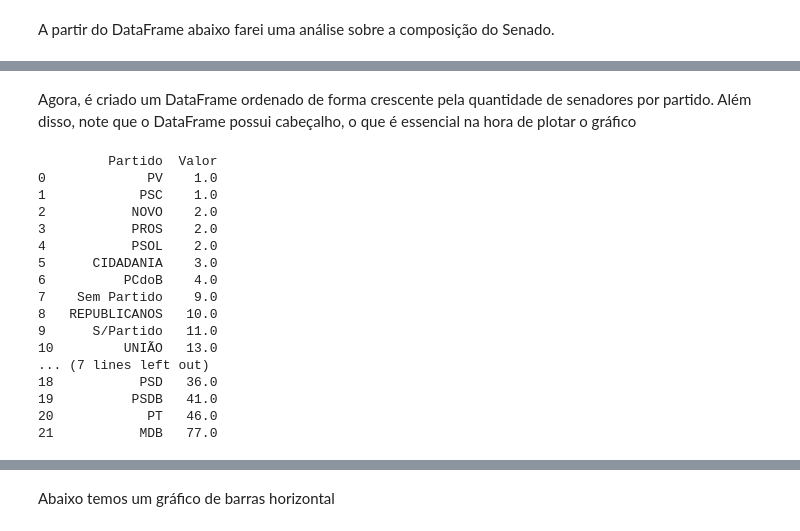
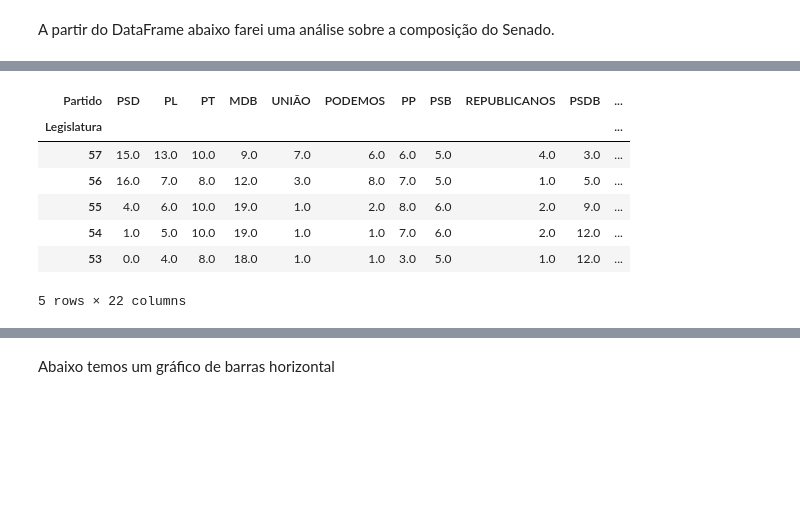
Before and after one commit to HenriqueMPereira/SenadoFederal, a Jupyter notebook: Senado_Federal.ipynb, the cells around one changed output, grey strips where cells are left out. Saved outputs shown, nothing was run; the diff lists cells and outputs as text; code cells hidden in the pictures; blank space fills up the shorter version.

```diff
--- a/Senado_Federal.ipynb
+++ b/Senado_Federal.ipynb
@@ -280,26 +359,13 @@ dtype: float64
-# %% [markdown]
-Agora, é criado um DataFrame ordenado de forma crescente pela quantidade de senadores por partido. Além disso, note que o DataFrame possui cabeçalho, o que é essencial na hora de plotar o gráfico
-# %%
-primeira_coluna = series_resultante.index
-segunda_coluna = series_resultante.values
-
-df_resultante = pd.DataFrame({'Partido': primeira_coluna, 'Valor': segunda_coluna})
-print(df_resultante)
-# %% [output]
-         Partido  Valor
-0             PV    1.0
-1            PSC    1.0
-2           NOVO    2.0
-3           PROS    2.0
-4           PSOL    2.0
-5      CIDADANIA    3.0
-6          PCdoB    4.0
-7    Sem Partido    9.0
-8   REPUBLICANOS   10.0
-9      S/Partido   11.0
-10         UNIÃO   13.0
-... (7 lines left out)
-18           PSD   36.0
-19          PSDB   41.0
-20            PT   46.0
-21           MDB   77.0
+# %%
+# Apenas nomeando a coluna legislatura
+df_partidos_legislaturas.index.name = "Legislatura"
+df_partidos_legislaturas
+# %% [output]
+| Partido | PSD | PL | PT | MDB | UNIÃO | PODEMOS | PP | PSB | REPUBLICANOS | PSDB | ... |
+| Legislatura |  |  |  |  |  |  |  |  |  |  | ... |
+| 57 | 15.0 | 13.0 | 10.0 | 9.0 | 7.0 | 6.0 | 6.0 | 5.0 | 4.0 | 3.0 | ... |
+| 56 | 16.0 | 7.0 | 8.0 | 12.0 | 3.0 | 8.0 | 7.0 | 5.0 | 1.0 | 5.0 | ... |
+| 55 | 4.0 | 6.0 | 10.0 | 19.0 | 1.0 | 2.0 | 8.0 | 6.0 | 2.0 | 9.0 | ... |
+| 54 | 1.0 | 5.0 | 10.0 | 19.0 | 1.0 | 1.0 | 7.0 | 6.0 | 2.0 | 12.0 | ... |
+| 53 | 0.0 | 4.0 | 8.0 | 18.0 | 1.0 | 1.0 | 3.0 | 5.0 | 1.0 | 12.0 | ... |
+5 rows × 22 columns
```
Also changed, not shown: parts of 42 cells of this notebook.
